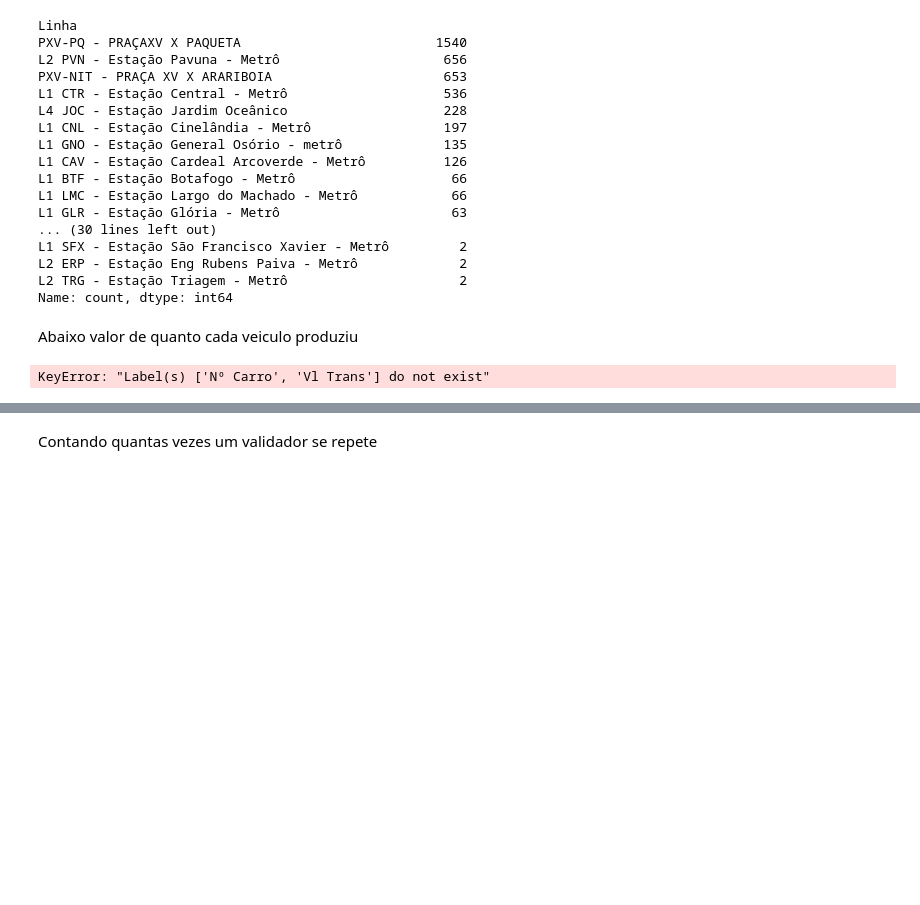
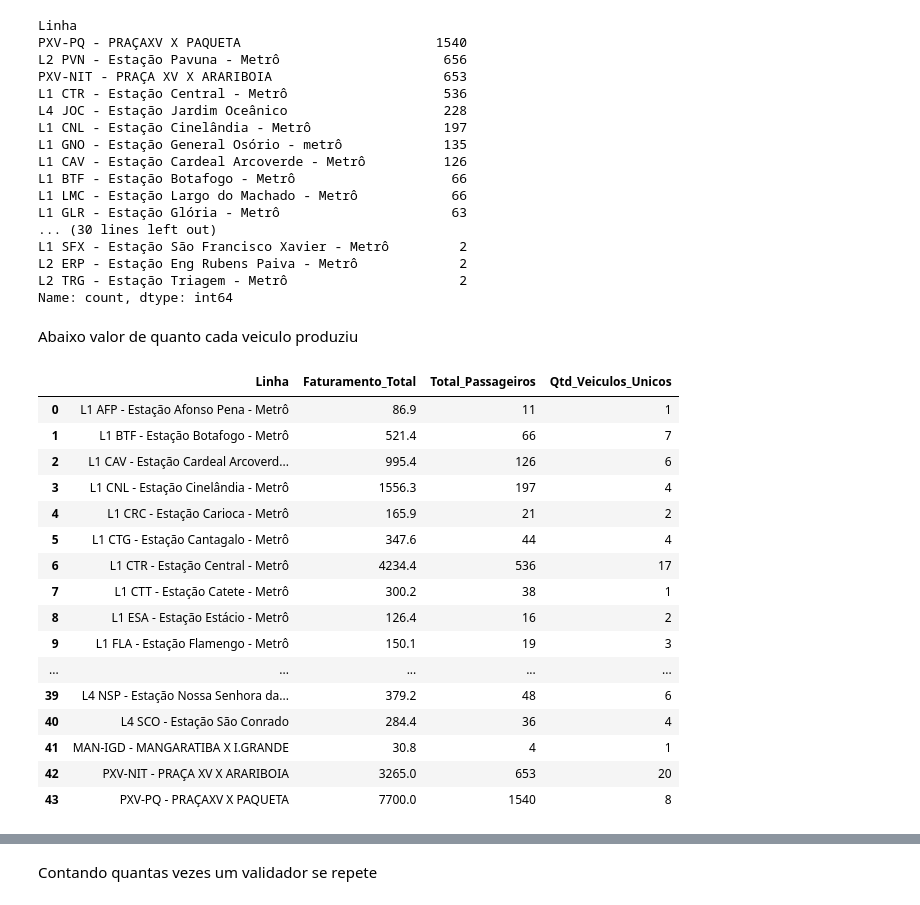
Before and after one commit to Heggendorn/facul, a Jupyter notebook: bigdata_extencionista-joseRoberto.ipynb, the cells around one changed output, grey strips where cells are left out. Drawn from its saved outputs; the diff is of its cells as text; code cells hidden in the pictures; blank space fills up the shorter version.

```diff
--- a/bigdata_extencionista-joseRoberto.ipynb
+++ b/bigdata_extencionista-joseRoberto.ipynb
@@ -327,11 +327,27 @@ Abaixo valor de quanto cada veiculo produziu
 # %%
 # Agrupando por linha para ver faturamento e total de passageiros
 analise_linha = Bu.groupby('Linha').agg(
-    Faturamento_Total=('Vl Trans', 'sum'),
-    Total_Passageiros=('Vl Trans', 'count'),
-    Qtd_Veiculos_Unicos=('Nº Carro', 'nunique') # Conta quantos carros diferentes operaram na linha
+    Faturamento_Total=('Vl_Trans', 'sum'),
+    Total_Passageiros=('Vl_Trans', 'count'),
+    Qtd_Veiculos_Unicos=('N_Carro', 'nunique') # Conta quantos carros diferentes operaram na linha
 ).reset_index()
 analise_linha
 # %% [output]
-KeyError: "Label(s) ['Nº Carro', 'Vl Trans'] do not exist"
+|  | Linha | Faturamento_Total | Total_Passageiros | Qtd_Veiculos_Unicos |
+| 0 | L1 AFP - Estação Afonso Pena - Metrô | 86.9 | 11 | 1 |
+| 1 | L1 BTF - Estação Botafogo - Metrô | 521.4 | 66 | 7 |
+| 2 | L1 CAV - Estação Cardeal Arcoverd... | 995.4 | 126 | 6 |
+| 3 | L1 CNL - Estação Cinelândia - Metrô | 1556.3 | 197 | 4 |
+| 4 | L1 CRC - Estação Carioca - Metrô | 165.9 | 21 | 2 |
+| 5 | L1 CTG - Estação Cantagalo - Metrô | 347.6 | 44 | 4 |
+| 6 | L1 CTR - Estação Central - Metrô | 4234.4 | 536 | 17 |
+| 7 | L1 CTT - Estação Catete - Metrô | 300.2 | 38 | 1 |
+| 8 | L1 ESA - Estação Estácio - Metrô | 126.4 | 16 | 2 |
+| 9 | L1 FLA - Estação Flamengo - Metrô | 150.1 | 19 | 3 |
+| ... | ... | ... | ... | ... |
+| 39 | L4 NSP - Estação Nossa Senhora da... | 379.2 | 48 | 6 |
+| 40 | L4 SCO - Estação São Conrado | 284.4 | 36 | 4 |
+| 41 | MAN-IGD - MANGARATIBA X I.GRANDE | 30.8 | 4 | 1 |
+| 42 | PXV-NIT - PRAÇA XV X ARARIBOIA | 3265.0 | 653 | 20 |
+| 43 | PXV-PQ - PRAÇAXV X PAQUETA | 7700.0 | 1540 | 8 |
 # %%
```
Also changed, not shown: parts of 2 cells of this notebook, 2 other files.
